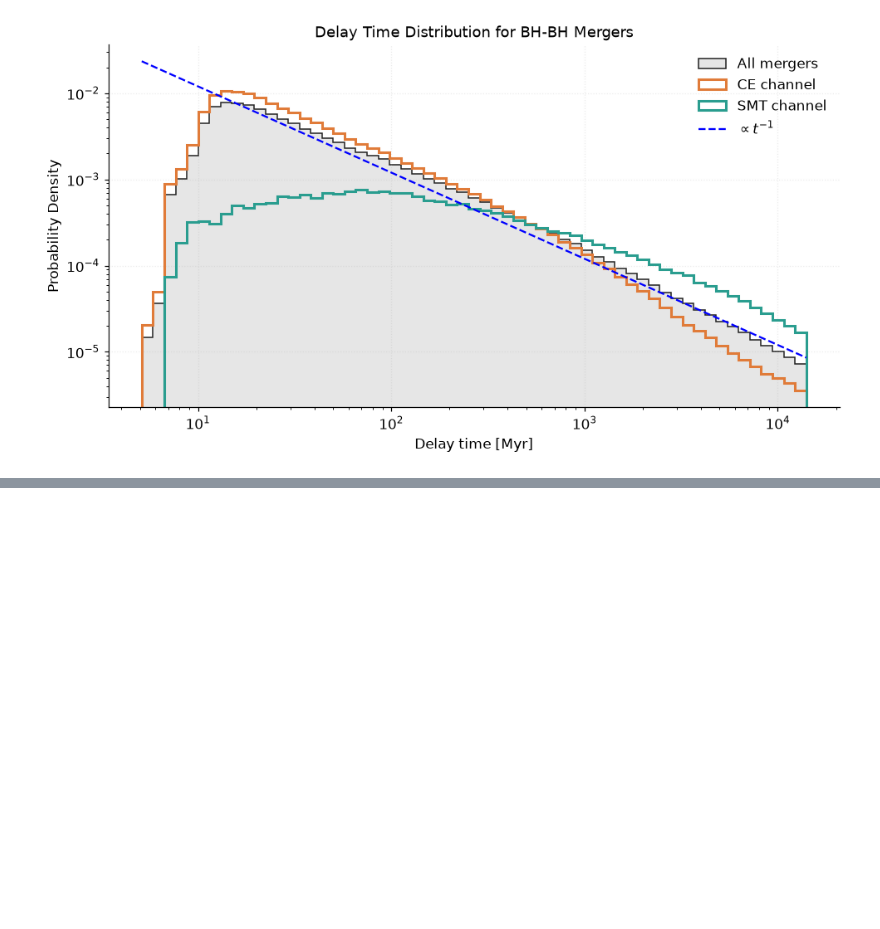
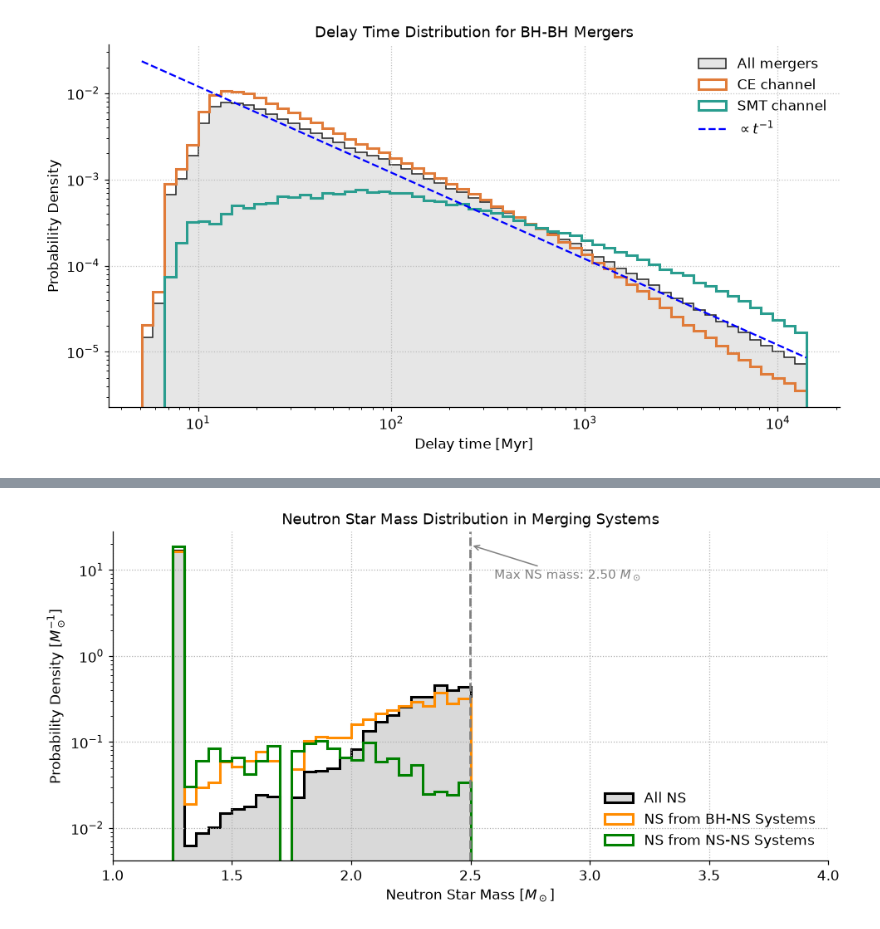
Before and after one commit to m-harry-9/GROWL_harry, a Jupyter notebook: onboarding_2/Second_exercise.ipynb, the cells around one changed output, grey strips where cells are left out. Cells and saved outputs as stored; diff of their text form; code cells hidden in the pictures; blank space fills up the shorter version.

```diff
--- a/onboarding_2/Second_exercise.ipynb
+++ b/onboarding_2/Second_exercise.ipynb
@@ -317,0 +331,18 @@ plt.show()
+# %%
+# Required dataset
+
+# Black hole - neutron star binaries merging
+bhns = dco[dco.is_BHNS & (dco.merges == 1)].copy()
+
+# BNS merging
+bns = dco[dco.is_BNS & (dco.merges == 1)].copy()
+
+print(f"\nMerging black hole - neutron star binaries: {len(bhns):,} rows, {bhns.w.sum():,.0f} in weighted units")
+print(f"   counting rows  : {100 * len(bhns) / dco.is_BHNS.sum():.1f}%")
+print(f"   summing weights: {100 * bhns.w.sum() / dco.w[dco.is_BHNS].sum():.1f}% (of real population)")
+
+print()
+
+print(f"\nMerging binary neutron stars: {len(bns):,} rows, {bns.w.sum():,.0f} in weighted units")
+print(f"   counting rows  : {100 * len(bns) / dco.is_BNS.sum():.1f}%")
+print(f"   summing weights: {100 * bns.w.sum() / dco.w[dco.is_BNS].sum():.1f}% (of real population)")
@@ -317,0 +402,39 @@ plt.show()
+# %%
+# Histogram for neutron star masses, for BNS and BHNS Separately
+
+fig, ax = plt.subplots(figsize=(9, 4.6))
+
+ns_mass_bins = np.arange(0, 5, 0.05)
+
+ax.hist(ns_masses, bins=ns_mass_bins, density=True, histtype='stepfilled',
+        color='0.85', edgecolor='black', linewidth=2, label='All NS')
+
+ax.hist(ns_mass_bhns, bins=ns_mass_bins, weights=ns_weight_bhns,
+        density=True, histtype="step", color="darkorange", linewidth=2,
+        label="NS from BH-NS Systems")
+
+ax.hist(ns_mass_bns, bins=ns_mass_bins, weights=ns_weight_bns,
+        density=True, histtype="step", color="green", linewidth=2,
+        label="NS from NS-NS Systems")
+
+# Max NS mass in BNS systems
+max_ns = ns_masses.max()
+ax.axvline(max_ns, color='grey', linestyle='--', linewidth=1.8)
+ax.annotate(f"Max NS mass: {max_ns:.2f} $M_\\odot$",
+            xy=(max_ns, ax.get_ylim()[1]),
+            xytext=(max_ns + 0.1, ax.get_ylim()[1] * 0.4),
+            arrowprops=dict(arrowstyle="->", color="gray"),
+            color="gray",
+            fontsize=10)
+
+ax.set_xlim(1, 4)
+ax.set_yscale("log")
+ax.set_xlabel(r"Neutron Star Mass [$M_\odot$]")
+ax.set_ylabel(r"Probability Density [$M_\odot^{-1}$]")
+ax.set_title("Neutron Star Mass Distribution in Merging Systems", fontsize=12)
+ax.legend()
+plt.grid(True, alpha=1)
+plt.tight_layout()
+plt.show()
+# %% [output]
+[figure, added]
```
Also changed, not shown: parts of 16 cells of this notebook.
